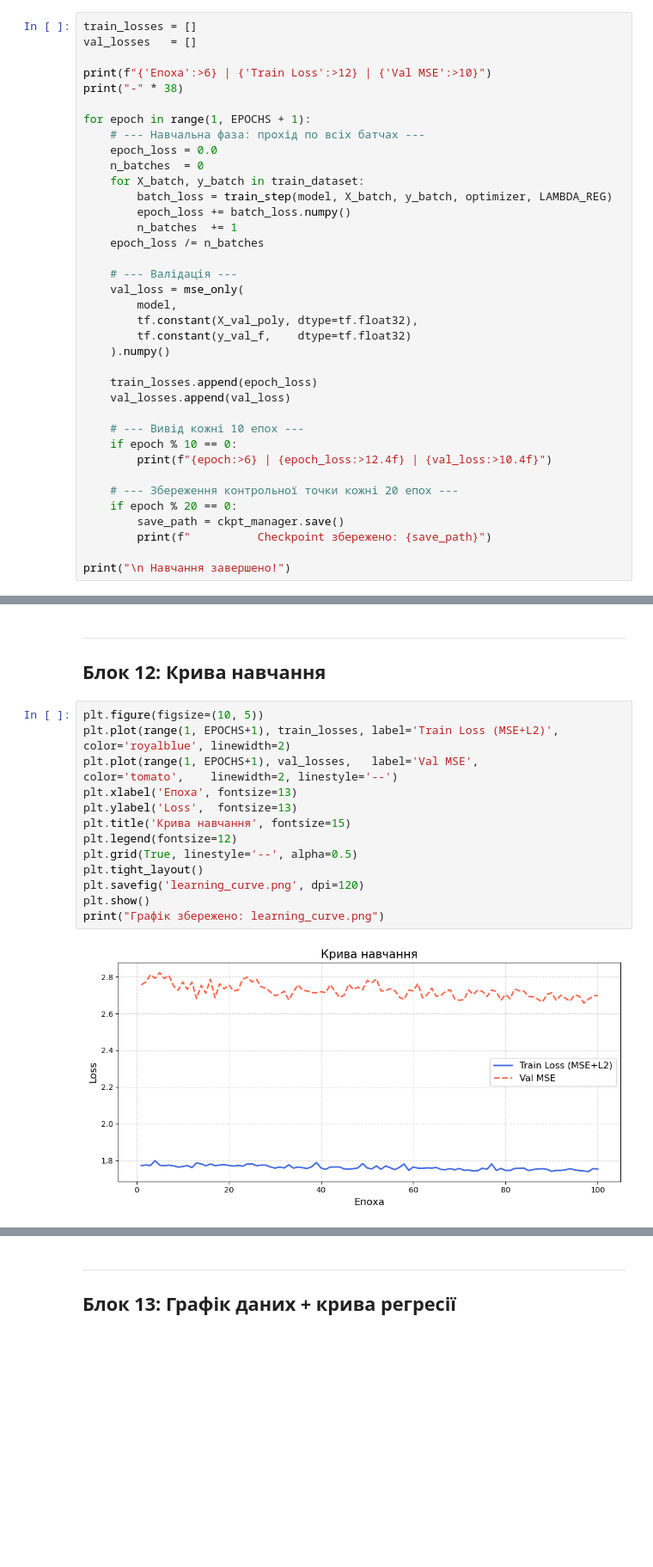
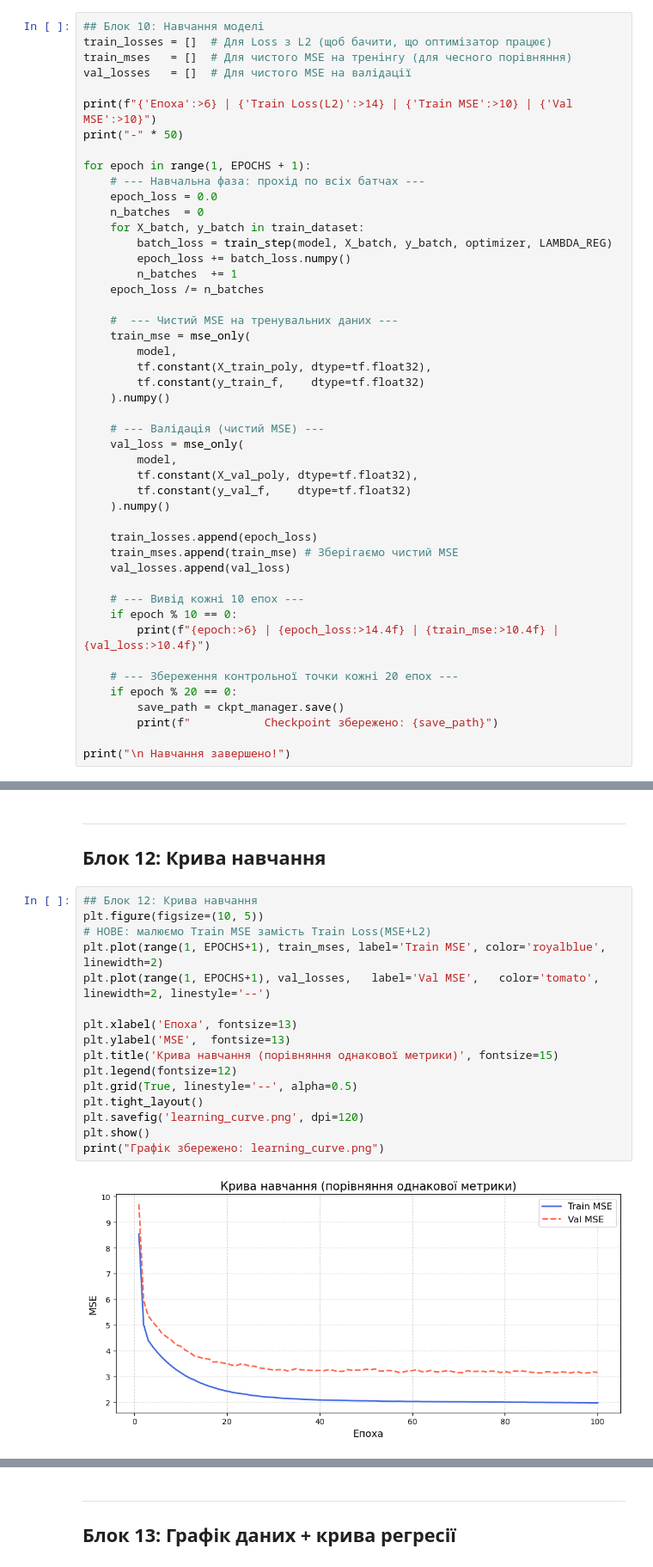
Before and after one commit to Max0Past/IDSS, a Jupyter notebook: lab_3/lab_3.ipynb, the cells around one changed output, grey strips where cells are left out. Shown at 86% size. Drawn from its saved outputs; the diff is of its cells as text; blank space fills up the shorter version.

```diff
--- a/lab_3/lab_3.ipynb
+++ b/lab_3/lab_3.ipynb
@@ -259,11 +259,13 @@ else:
 ---
 ##  Блок 10: Навчання моделі
 # %%
-train_losses = []
-val_losses   = []
+## Блок 10: Навчання моделі
+train_losses = []  # Для Loss з L2 (щоб бачити, що оптимізатор працює)
+train_mses   = []  # Для чистого MSE на тренінгу (для чесного порівняння)
+val_losses   = []  # Для чистого MSE на валідації
 
-print(f"{'Епоха':>6} | {'Train Loss':>12} | {'Val MSE':>10}")
-print("-" * 38)
+print(f"{'Епоха':>6} | {'Train Loss(L2)':>14} | {'Train MSE':>10} | {'Val MSE':>10}")
+print("-" * 50)
 
 for epoch in range(1, EPOCHS + 1):
     # --- Навчальна фаза: прохід по всіх батчах ---
@@ -275,7 +277,14 @@ for epoch in range(1, EPOCHS + 1):
         n_batches  += 1
     epoch_loss /= n_batches
 
-    # --- Валідація ---
+    #  --- Чистий MSE на тренувальних даних ---
+    train_mse = mse_only(
+        model,
+        tf.constant(X_train_poly, dtype=tf.float32),
+        tf.constant(y_train_f,    dtype=tf.float32)
+    ).numpy()
+
+    # --- Валідація (чистий MSE) ---
     val_loss = mse_only(
         model,
         tf.constant(X_val_poly, dtype=tf.float32),
@@ -283,16 +292,17 @@ for epoch in range(1, EPOCHS + 1):
     ).numpy()
 
     train_losses.append(epoch_loss)
+    train_mses.append(train_mse) # Зберігаємо чистий MSE
     val_losses.append(val_loss)
 
     # --- Вивід кожні 10 епох ---
     if epoch % 10 == 0:
-        print(f"{epoch:>6} | {epoch_loss:>12.4f} | {val_loss:>10.4f}")
+        print(f"{epoch:>6} | {epoch_loss:>14.4f} | {train_mse:>10.4f} | {val_loss:>10.4f}")
 
     # --- Збереження контрольної точки кожні 20 епох ---
     if epoch % 20 == 0:
         save_path = ckpt_manager.save()
-        print(f"          Checkpoint збережено: {save_path}")
+        print(f"           Checkpoint збережено: {save_path}")
 
 print("\n Навчання завершено!")
 # %% [output]
@@ -341,20 +353,23 @@ model.summary_params()
 ---
 ##  Блок 12: Крива навчання
 # %%
+## Блок 12: Крива навчання
 plt.figure(figsize=(10, 5))
-plt.plot(range(1, EPOCHS+1), train_losses, label='Train Loss (MSE+L2)', color='royalblue', linewidth=2)
-plt.plot(range(1, EPOCHS+1), val_losses,   label='Val MSE',             color='tomato',    linewidth=2, linestyle='--')
+# НОВЕ: малюємо Train MSE замість Train Loss(MSE+L2)
+plt.plot(range(1, EPOCHS+1), train_mses, label='Train MSE', color='royalblue', linewidth=2)
+plt.plot(range(1, EPOCHS+1), val_losses,   label='Val MSE',   color='tomato',    linewidth=2, linestyle='--')
+
 plt.xlabel('Епоха', fontsize=13)
-plt.ylabel('Loss',  fontsize=13)
-plt.title('Крива навчання', fontsize=15)
+plt.ylabel('MSE',  fontsize=13)
+plt.title('Крива навчання (порівняння однакової метрики)', fontsize=15)
 plt.legend(fontsize=12)
 plt.grid(True, linestyle='--', alpha=0.5)
 plt.tight_layout()
 plt.savefig('learning_curve.png', dpi=120)
 plt.show()
 print("Графік збережено: learning_curve.png")
 # %% [output]
-[figure, old version]
+[figure, new version]
 Графік збережено: learning_curve.png
 # %% [markdown]
 ---
```
Also changed, not shown: parts of 13 cells of this notebook, 15 other files.
